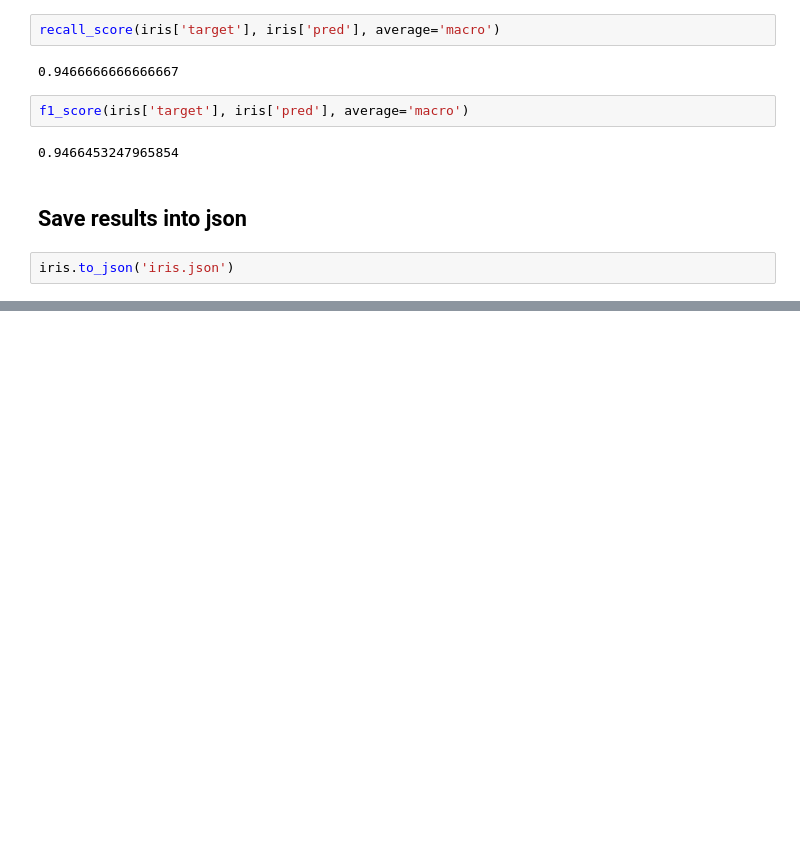
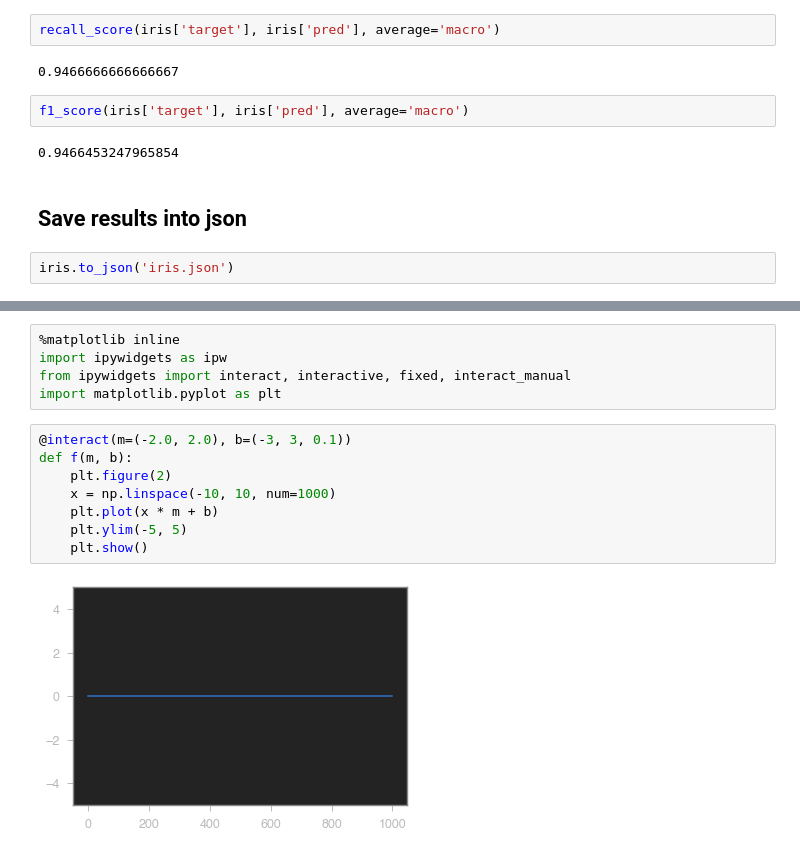
Before and after one commit to urevoleg/jlab, a Jupyter notebook: demo.ipynb, the cells around one changed output, grey strips where cells are left out. Saved outputs shown, nothing was run; the diff lists cells and outputs as text; blank space fills up the shorter version.

Commit message:
add ipywidgets

```diff
--- a/demo.ipynb
+++ b/demo.ipynb
@@ -172,0 +182,15 @@ iris.to_json('iris.json')
+# %%
+%matplotlib inline
+import ipywidgets as ipw
+from ipywidgets import interact, interactive, fixed, interact_manual
+import matplotlib.pyplot as plt
+# %%
+@interact(m=(-2.0, 2.0), b=(-3, 3, 0.1))
+def f(m, b):
+    plt.figure(2)
+    x = np.linspace(-10, 10, num=1000)
+    plt.plot(x * m + b)
+    plt.ylim(-5, 5)
+    plt.show()
+# %% [output]
+[figure, added]
```
Also changed, not shown: parts of 7 cells of this notebook.
